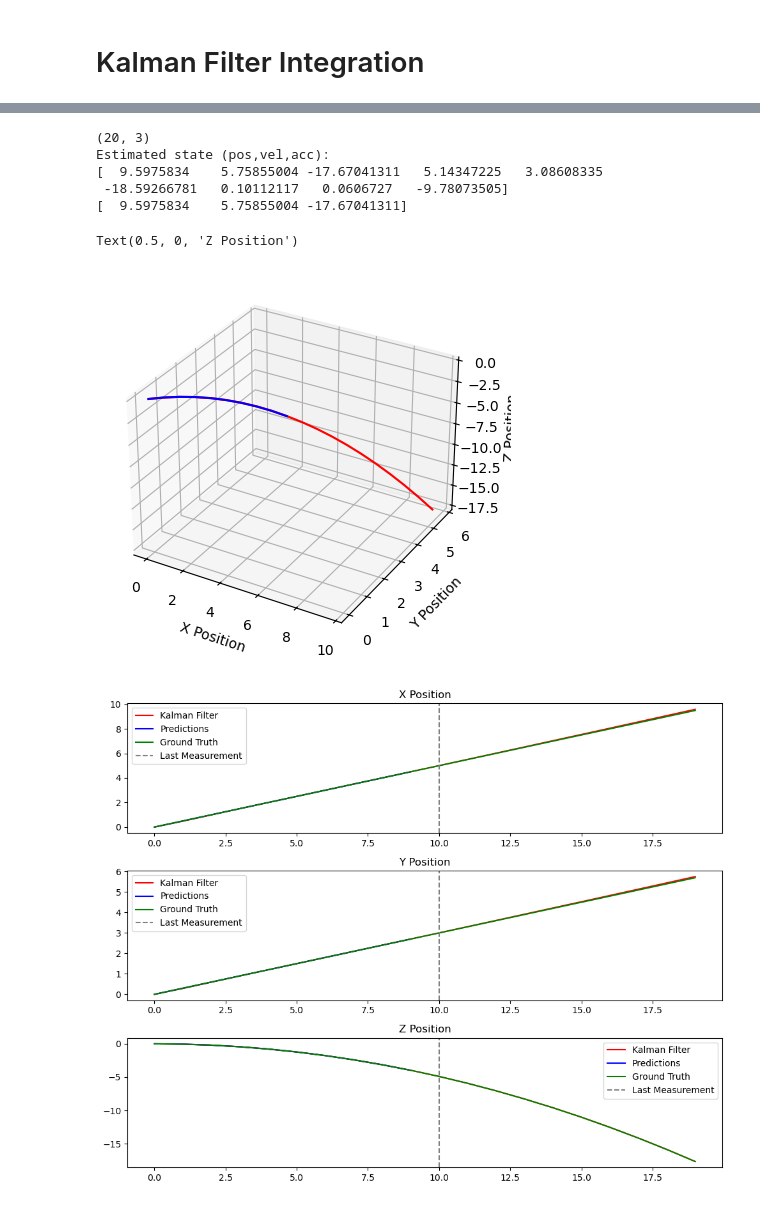
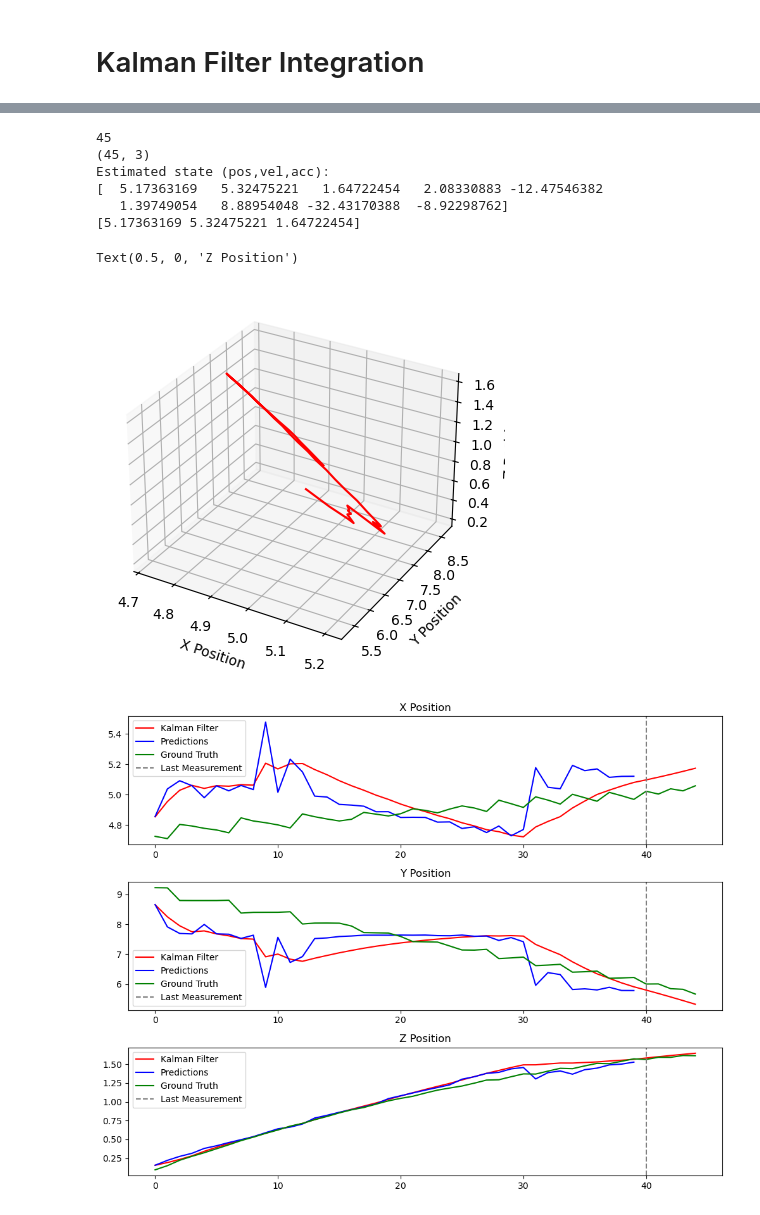
Before and after one commit to MarioRealEn/GoalieSNN, a Jupyter notebook: 3DTracker.ipynb, the cells around one changed output, grey strips where cells are left out. Drawn from its saved outputs; the diff is of its cells as text; code cells hidden in the pictures.

Commit message:
KF plotting had weird values bc I wasn't upscaling back the labels after quantization. Now I want to change how much I trust the measurements dynamically, depending on Rcam

```diff
--- a/3DTracker.ipynb
+++ b/3DTracker.ipynb
@@ -1092,6 +1144,10 @@ model = network.load_model('models/VideoClassification_q8_10ts_50e.pt', network.
 # %%
 # Load video
-video, label, length = testset.__getitem__(0)
+idx = 0
+dataset = trainset_in
+video, labels, length = dataset.__getitem__(idx)
+tr = dataset.__gettr__(idx)
+labels = labels.transpose(0, 1)
 # %%
 # Get predictions
-preds = dt.get_preds_video_classification(model, video, length, trainset.labels, device, num_steps=1)
+preds = network.get_preds_video_regression(model, video, length, dataset.labels, device, num_steps=10, weighted_avg=True)
@@ -1101,28 +1197,21 @@ preds = dt.get_preds_video_classification(model, video, length, trainset.labels,
 from kalman import CA3DKalmanFilter
 
 # Example usage:
-delta_t = 0.1 # seconds
+delta_t = 0.01 # seconds
 process_var_acc = 0.01
 meas_var_pos = 0.5
 initial_state = np.array([0,0,0, 0,0,0, 0,0,-9.81])
 
-kf = CA3DKalmanFilter(dt, process_var_acc, meas_var_pos, initial_state)
+kf = CA3DKalmanFilter(delta_t, process_var_acc, meas_var_pos)
 
-# Simulated 3D parabolic trajectory (replace with your SNN outputs)
-times = np.arange(0, 2, dt)
-preds = np.vstack([
-    5 * times,         # x = 5 t
-    3 * times,         # y = 3 t
-    -4.9 * times**2    # z = -½ g t^2
-]).T
-
-n_timesteps = len(preds)
-cutoff = 1 # seconds
-last_measurement_ts = int(cutoff/dt)
+n_timesteps = len(pred_pos)
+print(n_timesteps)
+cutoff = 0.4 # seconds
+last_measurement_ts = int(cutoff/delta_t)
 
 positions = np.zeros((n_timesteps, 3))
 print(positions.shape)
-for i, z in enumerate(preds):
+for i, z in enumerate(pred_pos):
     kf.predict()
     if i < last_measurement_ts: kf.update(z)
     positions[i] = kf.x.flatten()[:3]
@@ -1132,36 +1221,37 @@ print("Estimated state (pos,vel,acc):")
 print(kf.x.flatten())
 print(kf.x.flatten()[:3])
 # %% [output]
-(20, 3)
+45
+(45, 3)
 Estimated state (pos,vel,acc):
-[  9.5975834    5.75855004 -17.67041311   5.14347225   3.08608335
- -18.59266781   0.10112117   0.0606727   -9.78073505]
-[  9.5975834    5.75855004 -17.67041311]
+[  5.17363169   5.32475221   1.64722454   2.08330883 -12.47546382
+   1.39749054   8.88954048 -32.43170388  -8.92298762]
+[5.17363169 5.32475221 1.64722454]
 # %%
 # Plot 3d positions
 
 fig = plt.figure()
 ax = fig.add_subplot(111, projection='3d')
 ax.plot(positions[:, 0], positions[:, 1], positions[:, 2], label='Kalman Filter', color='red')
-ax.plot(preds[:last_measurement_ts, 0], preds[:last_measurement_ts, 1], preds[:last_measurement_ts, 2], label='Measurements', color='blue')
-ax.plot(preds[:, 0], preds[:, 1], preds[:, 2], label='Ground Truth', color='green')
+# ax.plot(pred_pos[:last_measurement_ts, 0], pred_pos[:last_measurement_ts, 1], pred_pos[:last_measurement_ts, 2], label='Measurements', color='blue')
+# ax.plot(truth_pos[:, 0], truth_pos[:, 1], truth_pos[:, 2], label='Ground Truth', color='green')
 ax.set_xlabel('X Position')
 ax.set_ylabel('Y Position')
 ax.set_zlabel('Z Position')
 # %% [output]
 Text(0.5, 0, 'Z Position')
-[figure, old version]
+[figure, new version]
 # %%
 # Plot separate coordinate positions
 fig, axs = plt.subplots(3, 1, figsize=(10, 8))
 for i, label in enumerate(['X', 'Y', 'Z']):
     axs[i].plot(positions[:, i], label='Kalman Filter', color='red')
-    axs[i].plot(preds[:last_measurement_ts, i], label='Predictions', color='blue')
-    axs[i].plot(preds[:, i], label='Ground Truth', color='green')
+    axs[i].plot(pred_pos[:last_measurement_ts, i], label='Predictions', color='blue')
+    axs[i].plot(truth_pos[:, i], label='Ground Truth', color='green')
     axs[i].axvline(x=last_measurement_ts, color='grey', linestyle='--', label='Last Measurement')
     axs[i].set_title(f'{label} Position')
     axs[i].legend()
 plt.tight_layout()
 plt.show()
 # %% [output]
-[figure, old version]
+[figure, new version]
```
Also changed, not shown: parts of 13 cells of this notebook, 5 other files.
